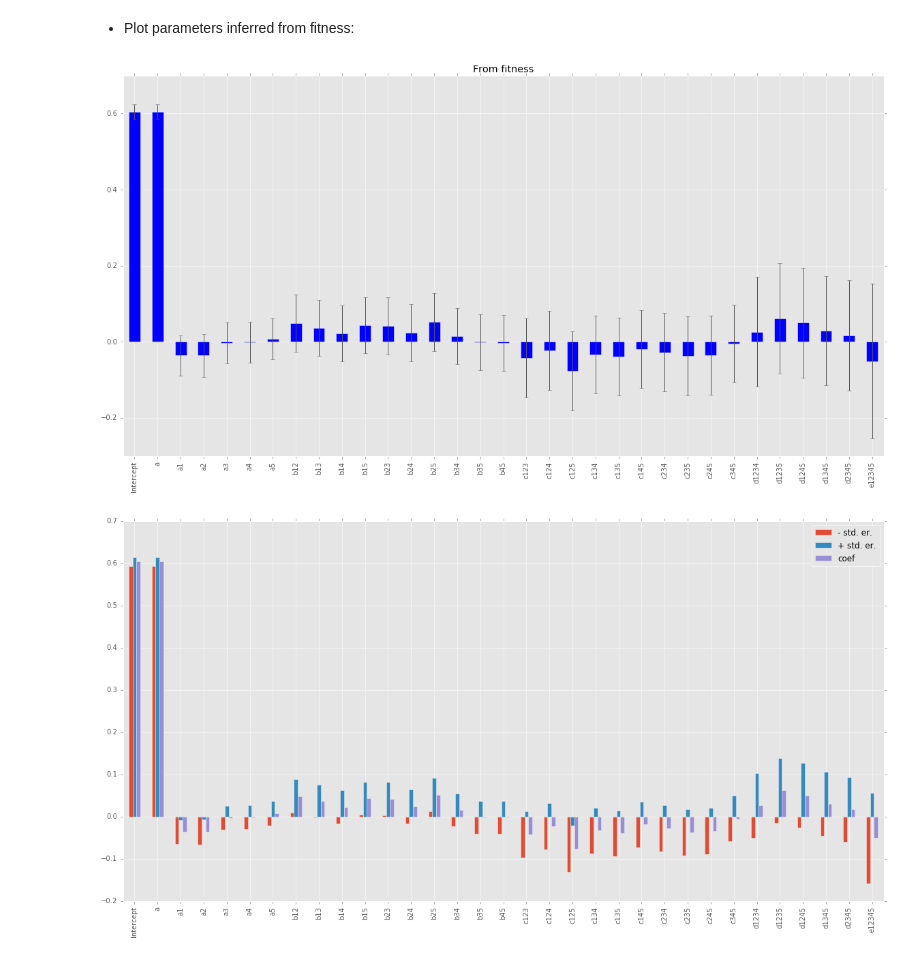
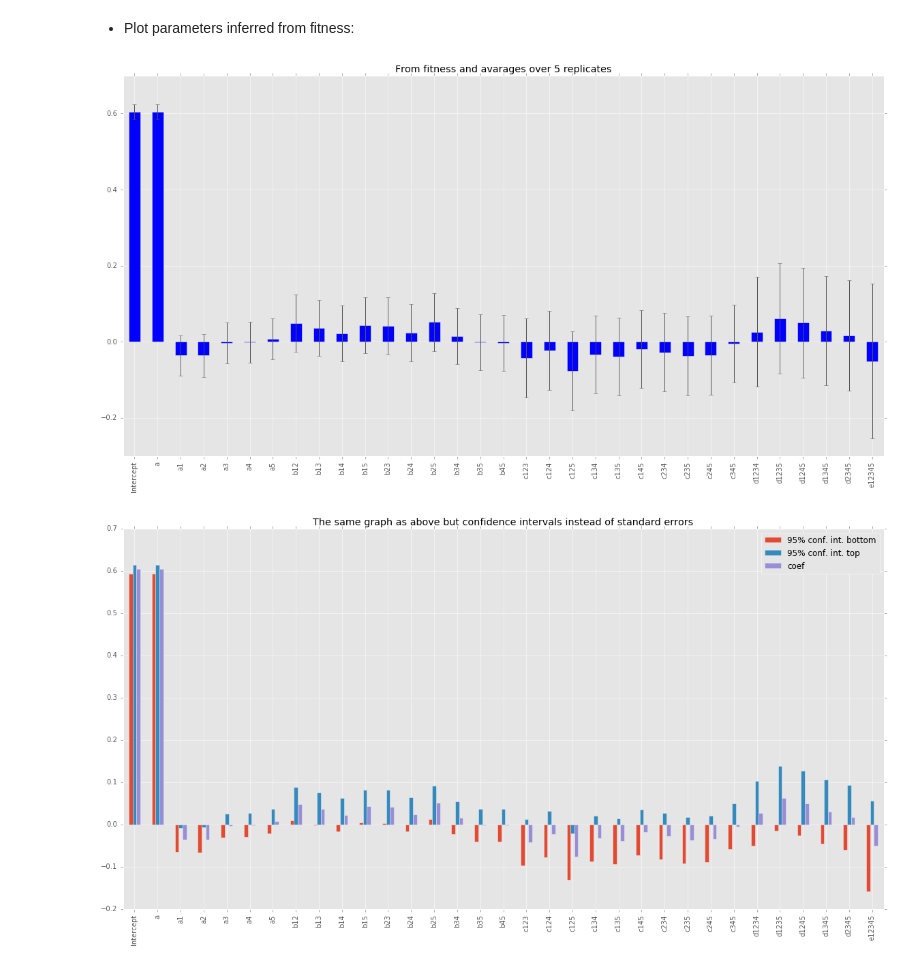
Before and after one commit to gavryushkin/microinteractions, a Jupyter notebook: taylor_lin_fit.ipynb, the cells around one changed output. Saved outputs shown, nothing was run; the diff lists cells and outputs as text; code cells hidden in the pictures.

```diff
--- a/taylor_lin_fit.ipynb
+++ b/taylor_lin_fit.ipynb
@@ -266,35 +357,36 @@ conf_int_fitness[2] = [lm_fitness.params.a,
                        lm_fitness.params.b12,
                        lm_fitness.params.b13,
                        lm_fitness.params.b14,
                        lm_fitness.params.b15,
                        lm_fitness.params.b23,
                        lm_fitness.params.b24,
                        lm_fitness.params.b25,
                        lm_fitness.params.b34,
                        lm_fitness.params.b35,
                        lm_fitness.params.b45,
                        lm_fitness.params.c123,
                        lm_fitness.params.c124,
                        lm_fitness.params.c125,
                        lm_fitness.params.c134,
                        lm_fitness.params.c135,
                        lm_fitness.params.c145,
                        lm_fitness.params.c234,
                        lm_fitness.params.c235,
                        lm_fitness.params.c245,
                        lm_fitness.params.c345,
                        lm_fitness.params.d1234,
                        lm_fitness.params.d1235,
                        lm_fitness.params.d1245,
                        lm_fitness.params.d1345,
                        lm_fitness.params.d2345,
                        lm_fitness.params.e12345]
-conf_int_fitness.columns = ["- std. er.", "+ std. er.", "coef"]
+conf_int_fitness.columns = ["95% conf. int. bottom", "95% conf. int. top", "coef"]
 conf_int_fitness["coef"].plot.bar(yerr=lm_devtime.bse, figsize=(20,10), color="b",
-                                  title="From fitness")
+                                  title="From fitness and avarages over 5 replicates")
 plt.savefig("fitness_conf_int_as_range.svg")
-conf_int_fitness.plot.bar(figsize=(20,10))
+conf_int_fitness.plot.bar(figsize=(20,10), title="The same graph as above but confidence intervals "
+                                 "instead of standard errors")
 plt.savefig("fitness_conf_int_as_bars.svg")
 # %% [output]
-[figure, old version]
+[figure, new version]
-[figure, old version]
+[figure, new version]
```
Also changed, not shown: parts of 13 cells of this notebook.
